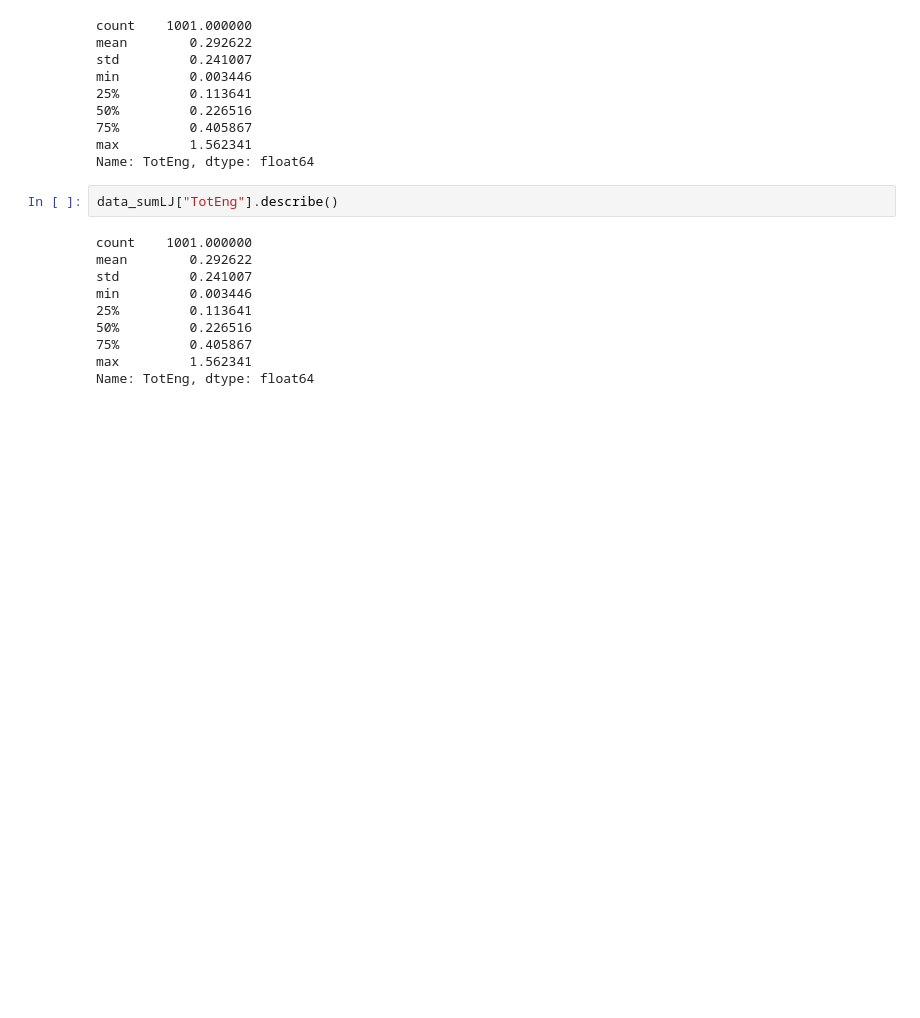
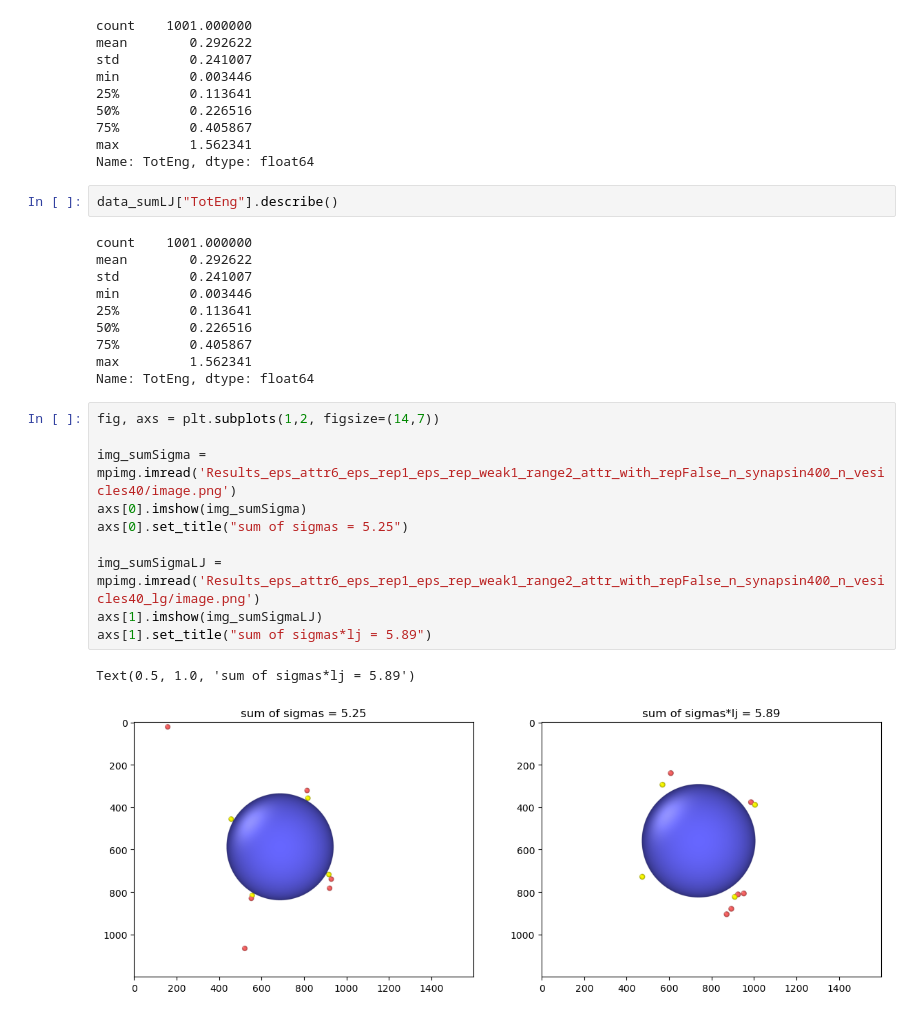
Before and after one commit to taskina-alena/syn_ves_clasters, a Jupyter notebook: linker_place.ipynb, the cells around one changed output. Drawn from its saved outputs; the diff is of its cells as text; blank space fills up the shorter version.

```diff
--- a/linker_place.ipynb
+++ b/linker_place.ipynb
@@ -77,3 +77,16 @@ min         0.003446
 75%         0.405867
 max         1.562341
 Name: TotEng, dtype: float64
+# %%
+fig, axs = plt.subplots(1,2, figsize=(14,7))
+
+img_sumSigma = mpimg.imread('Results_eps_attr6_eps_rep1_eps_rep_weak1_range2_attr_with_repFalse_n_synapsin400_n_vesicles40/image.png')
+axs[0].imshow(img_sumSigma)
+axs[0].set_title("sum of sigmas = 5.25")
+
+img_sumSigmaLJ = mpimg.imread('Results_eps_attr6_eps_rep1_eps_rep_weak1_range2_attr_with_repFalse_n_synapsin400_n_vesicles40_lg/image.png')
+axs[1].imshow(img_sumSigmaLJ)
+axs[1].set_title("sum of sigmas*lj = 5.89")
+# %% [output]
+Text(0.5, 1.0, 'sum of sigmas*lj = 5.89')
+[figure, added]
```
Also changed, not shown: parts of 2 cells of this notebook, 5 other files.
